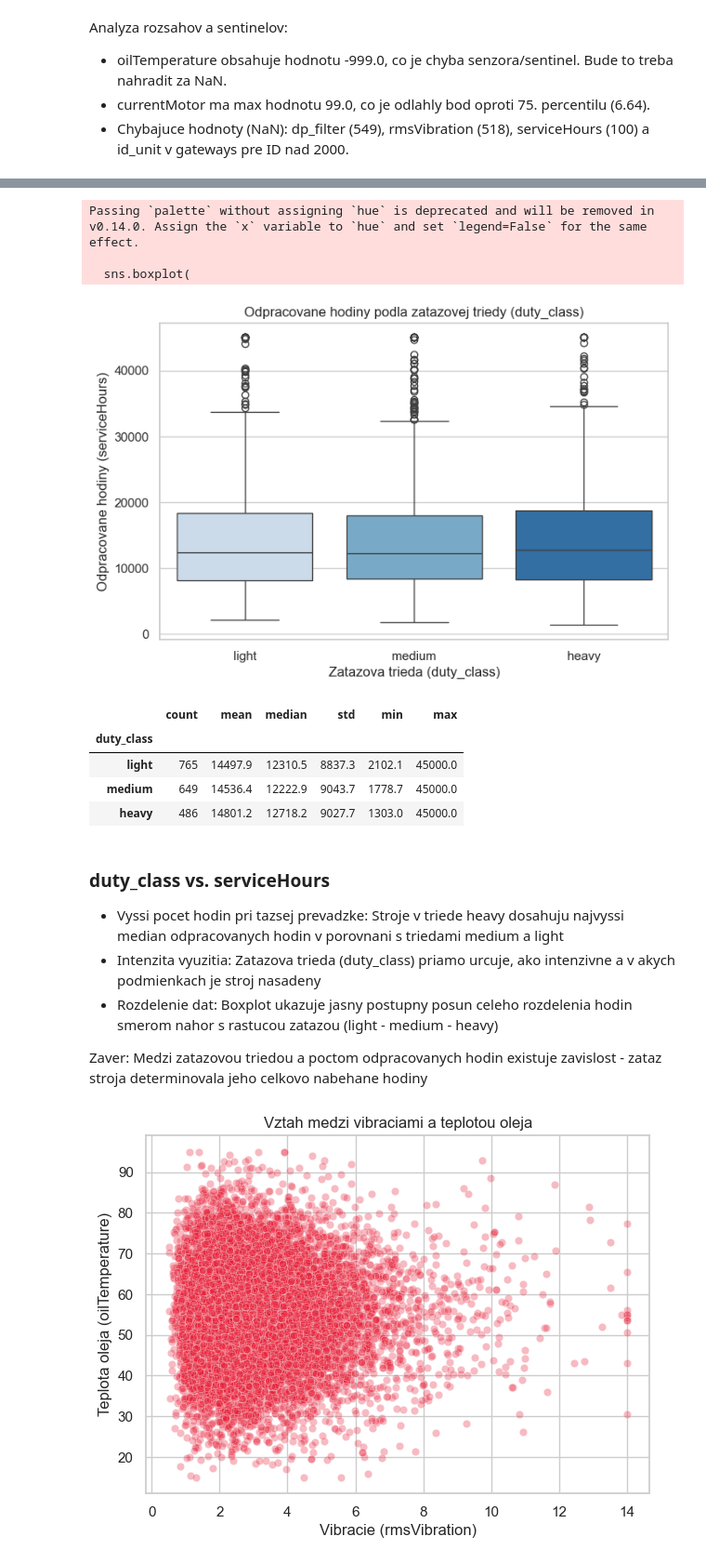
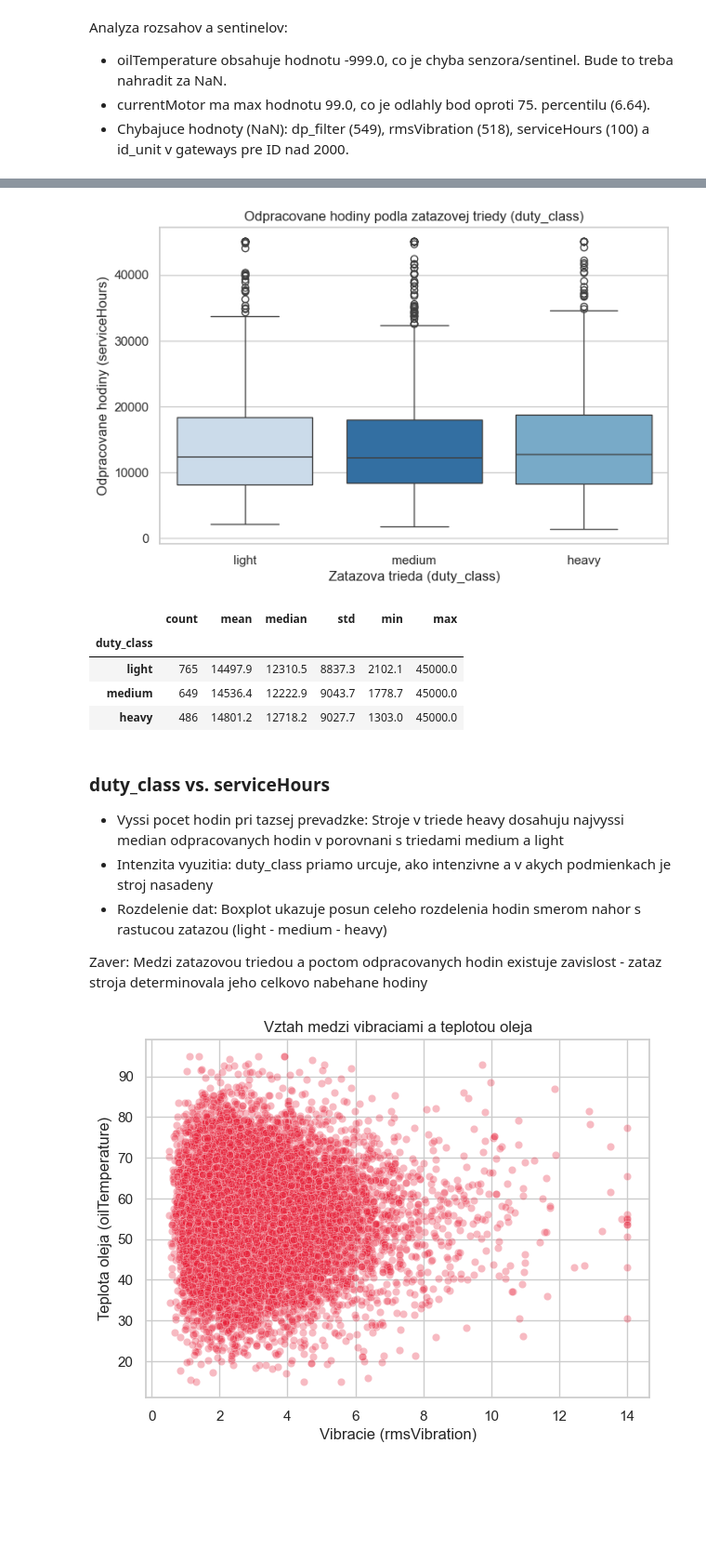
Before and after one commit to Walorean/Iau_project, a Jupyter notebook: test.ipynb, the cells around one changed output, grey strips where cells are left out. Shown at 93% size. Cells and saved outputs as stored; diff of their text form; code cells hidden in the pictures; blank space fills up the shorter version.

```diff
--- a/test.ipynb
+++ b/test.ipynb
@@ -619,21 +516,19 @@ Medzi serviceHours a Failure existuje pozitivna zavislost. Pouzivanie stroja pri
 # %%
 plt.figure(figsize=(8, 5))
 sns.boxplot(
     data=data_3,
+    hue='duty_class',
     x='duty_class',
     y='serviceHours',
     order=['light', 'medium', 'heavy'],
     palette='Blues'
 )
 plt.title('Odpracovane hodiny podla zatazovej triedy (duty_class)')
 plt.xlabel('Zatazova trieda (duty_class)')
 plt.ylabel('Odpracovane hodiny (serviceHours)')
 plt.show()
 # %% [output]
-Passing `palette` without assigning `hue` is deprecated and will be removed in v0.14.0. Assign the `x` variable to `hue` and set `legend=False` for the same effect.
-
-  sns.boxplot(
-[figure, old version]
+[figure, new version]
 # %%
 stats_dc_sh = data_3.groupby('duty_class')['serviceHours'].agg(
     ['count', 'mean', 'median', 'std', 'min', 'max']
@@ -650,8 +545,8 @@ display(stats_dc_sh)
 ### duty_class vs. serviceHours
 
 * Vyssi pocet hodin pri tazsej prevadzke: Stroje v triede heavy dosahuju najvyssi median odpracovanych hodin v porovnani s triedami medium a light
-* Intenzita vyuzitia: Zatazova trieda (duty_class) priamo urcuje, ako intenzivne a v akych podmienkach je stroj nasadeny
-* Rozdelenie dat: Boxplot ukazuje jasny postupny posun celeho rozdelenia hodin smerom nahor s rastucou zatazou (light - medium - heavy)
+* Intenzita vyuzitia: duty_class priamo urcuje, ako intenzivne a v akych podmienkach je stroj nasadeny
+* Rozdelenie dat: Boxplot ukazuje posun celeho rozdelenia hodin smerom nahor s rastucou zatazou (light - medium - heavy)
 
 Zaver: Medzi zatazovou triedou a poctom odpracovanych hodin existuje zavislost - zataz stroja determinovala jeho celkovo nabehane hodiny
 # %%
```
Also changed, not shown: parts of 20 cells of this notebook.
